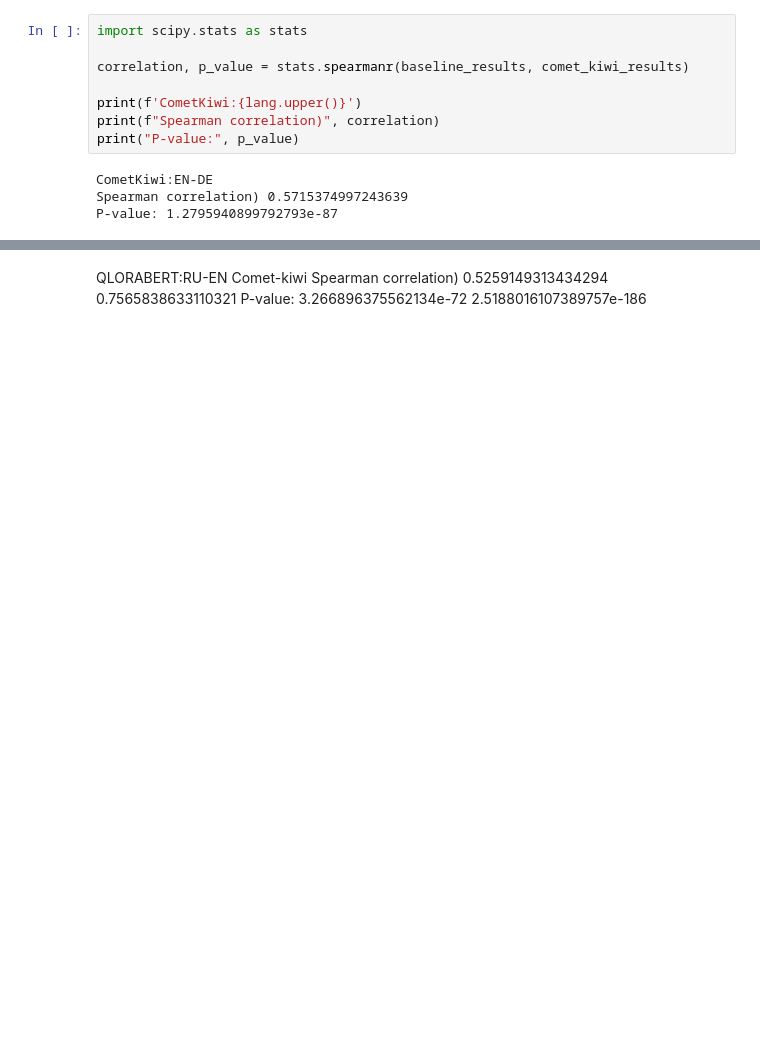
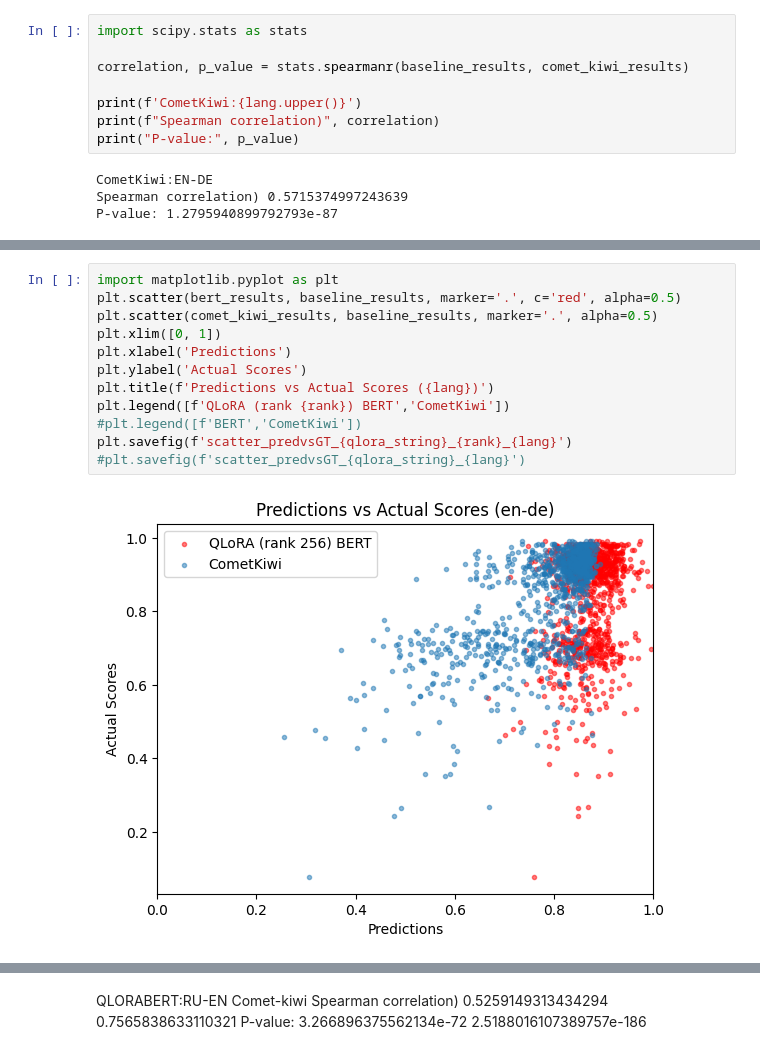
Before and after one commit to TheZichLiang/FineGrainedErrorDetection, a Jupyter notebook: Niko_QLoRA_finetune.ipynb, the cells around one changed output, grey strips where cells are left out. Saved outputs shown, nothing was run; the diff lists cells and outputs as text; blank space fills up the shorter version.

```diff
--- a/Niko_QLoRA_finetune.ipynb
+++ b/Niko_QLoRA_finetune.ipynb
@@ -392,0 +436,14 @@ P-value: 1.2795940899792793e-87
+# %%
+import matplotlib.pyplot as plt
+plt.scatter(bert_results, baseline_results, marker='.', c='red', alpha=0.5)
+plt.scatter(comet_kiwi_results, baseline_results, marker='.', alpha=0.5)
+plt.xlim([0, 1])
+plt.xlabel('Predictions')
+plt.ylabel('Actual Scores')
+plt.title(f'Predictions vs Actual Scores ({lang})')
+plt.legend([f'QLoRA (rank {rank}) BERT','CometKiwi'])
+#plt.legend([f'BERT','CometKiwi'])
+plt.savefig(f'scatter_predvsGT_{qlora_string}_{rank}_{lang}')
+#plt.savefig(f'scatter_predvsGT_{qlora_string}_{lang}')
+# %% [output]
+[figure, added]
```
Also changed, not shown: parts of 20 cells of this notebook.
